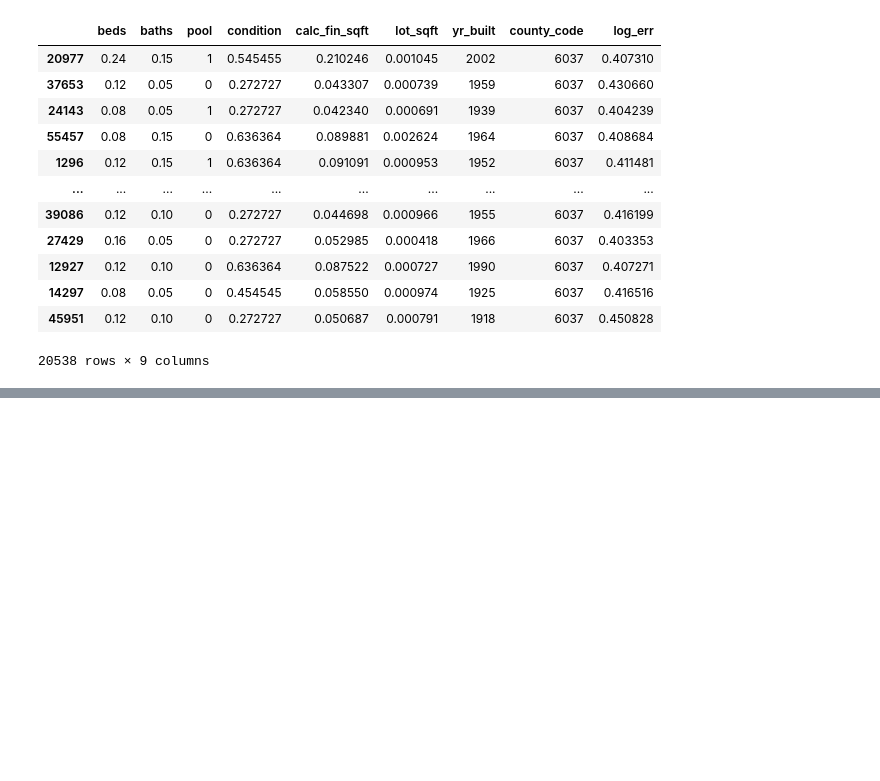
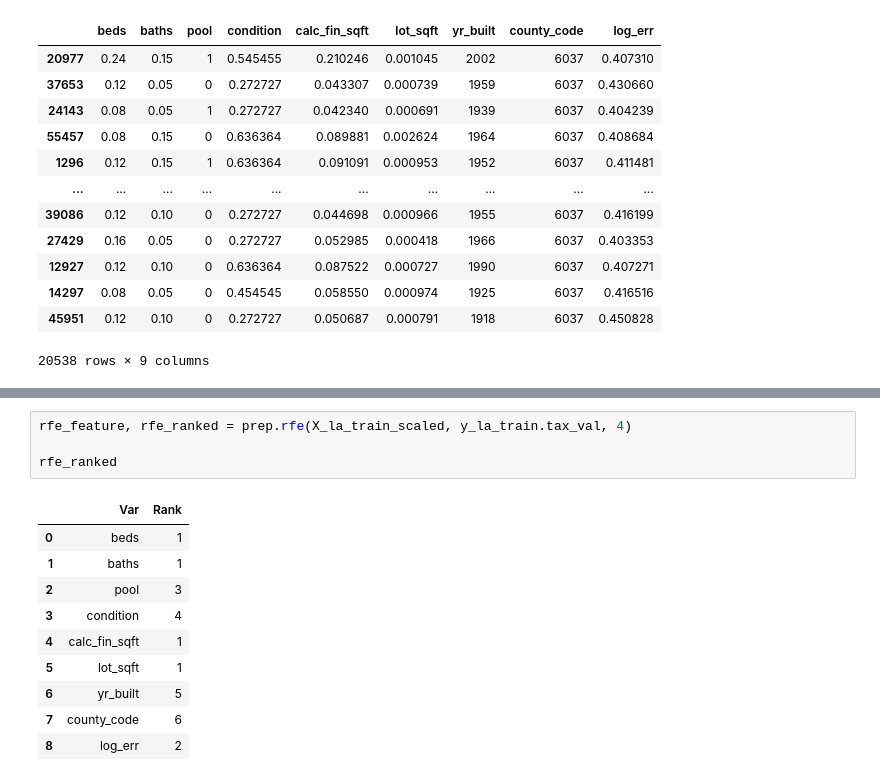
Before and after one commit to tarrencen/regression-project, a Jupyter notebook: explore.ipynb, the cells around one changed output, grey strips where cells are left out. Cells and saved outputs as stored; diff of their text form; blank space fills up the shorter version.

```diff
--- a/explore.ipynb
+++ b/explore.ipynb
@@ -1620,0 +1661,15 @@ ValueError: Wrong number of items passed 3, placement implies 1
+# %%
+rfe_feature, rfe_ranked = prep.rfe(X_la_train_scaled, y_la_train.tax_val, 4)
+
+rfe_ranked
+# %% [output]
+|  | Var | Rank |
+| 0 | beds | 1 |
+| 1 | baths | 1 |
+| 2 | pool | 3 |
+| 3 | condition | 4 |
+| 4 | calc_fin_sqft | 1 |
+| 5 | lot_sqft | 1 |
+| 6 | yr_built | 5 |
+| 7 | county_code | 6 |
+| 8 | log_err | 2 |
```
Also changed, not shown: parts of 29 cells of this notebook.
